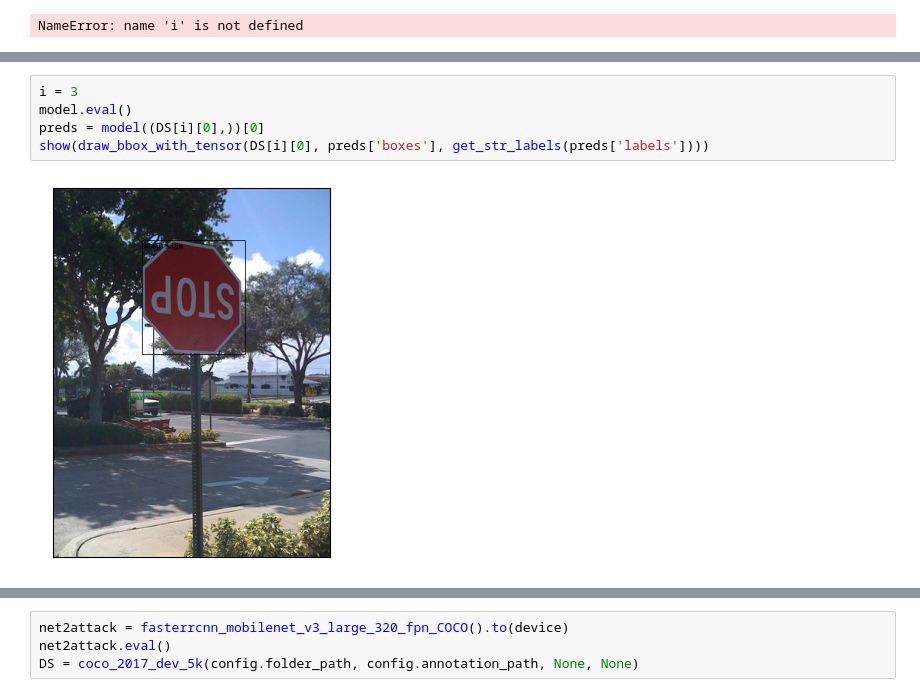
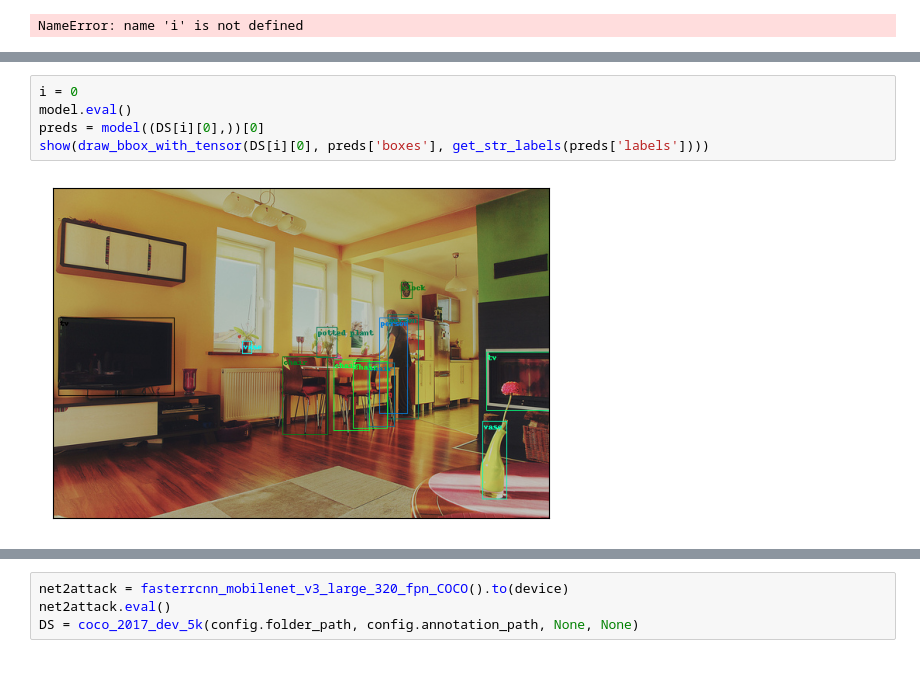
Before and after one commit to kkaiwwana/Det-Attacker, a Jupyter notebook: test_patch.ipynb, the cells around one changed output, grey strips where cells are left out. Cells and saved outputs as stored; diff of their text form; blank space fills up the shorter version.

```diff
--- a/test_patch.ipynb
+++ b/test_patch.ipynb
@@ -106,10 +123,10 @@ RuntimeError: element 0 of tensors does not require grad and does not have a gra
 # %%
-i = 3
+i = 0
 model.eval()
 preds = model((DS[i][0],))[0]
 show(draw_bbox_with_tensor(DS[i][0], preds['boxes'], get_str_labels(preds['labels'])))
 # %% [output]
-[figure, old version]
+[figure, new version]
 # %%
 device = 'cuda'
 # patch = torch.load('Exps/07-11-16-29/Data/patch.pt')
```
Also changed, not shown: parts of 12 cells of this notebook, 16 other files.
